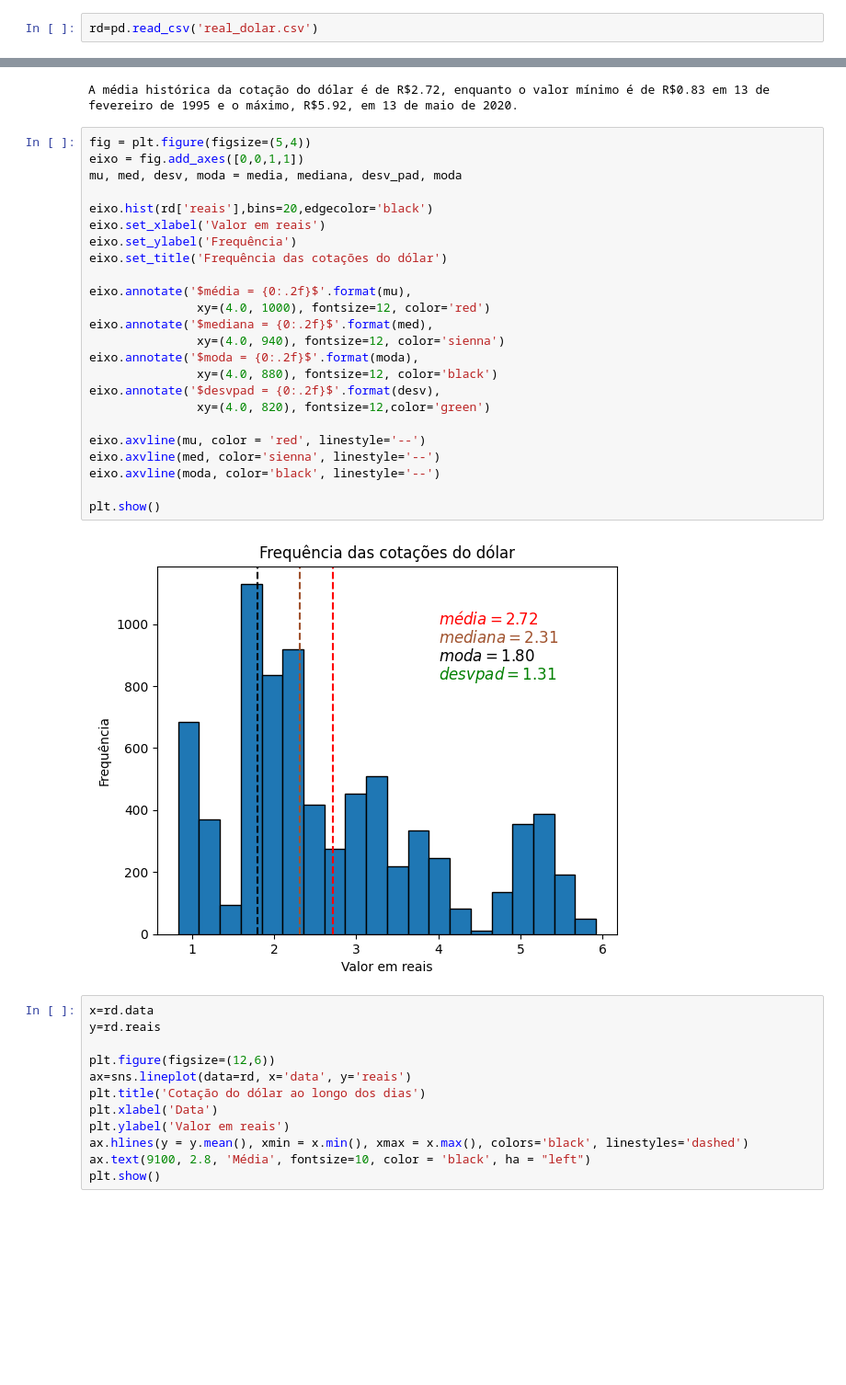
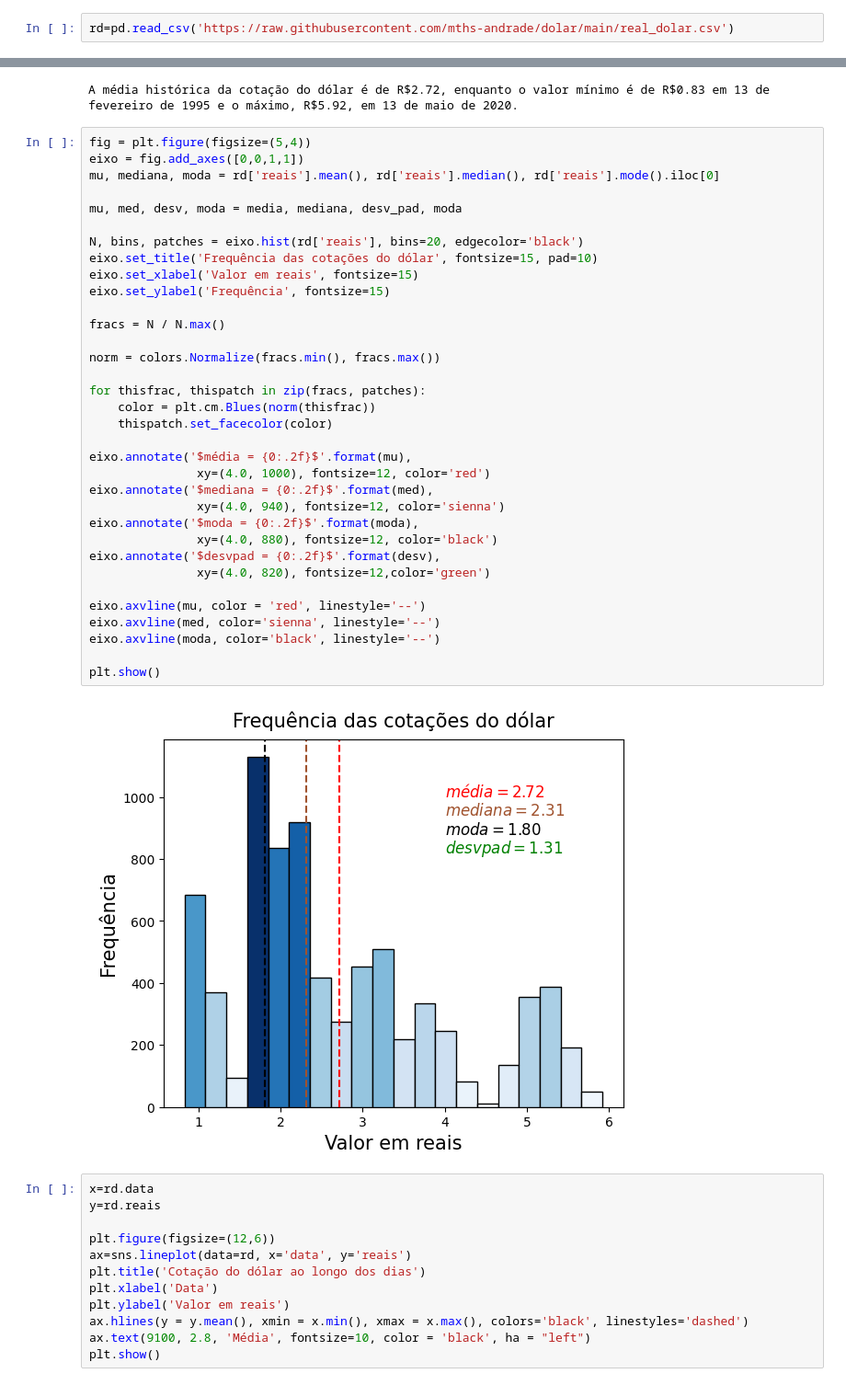
Before and after one commit to mths-andrade/dolar, a Jupyter notebook: real_dolar.ipynb, the cells around one changed output, grey strips where cells are left out. Shown at 92% size. Drawn from its saved outputs; the diff is of its cells as text; blank space fills up the shorter version.

```diff
--- a/real_dolar.ipynb
+++ b/real_dolar.ipynb
@@ -6,7 +7,7 @@ from prophet import Prophet
 import numpy as np
 import statsmodels.formula.api as smf
 # %%
-rd=pd.read_csv('real_dolar.csv')
+rd=pd.read_csv('https://raw.githubusercontent.com/mths-andrade/dolar/main/real_dolar.csv')
 # %%
 rd['data']=pd.to_datetime(rd['data'])
 rd.info()
@@ -94,29 +95,39 @@ A média histórica da cotação do dólar é de R$2.72, enquanto o valor mínim
 # %%
 fig = plt.figure(figsize=(5,4))
 eixo = fig.add_axes([0,0,1,1])
+mu, mediana, moda = rd['reais'].mean(), rd['reais'].median(), rd['reais'].mode().iloc[0]
+
 mu, med, desv, moda = media, mediana, desv_pad, moda
 
-eixo.hist(rd['reais'],bins=20,edgecolor='black')
-eixo.set_xlabel('Valor em reais')
-eixo.set_ylabel('Frequência')
-eixo.set_title('Frequência das cotações do dólar')
+N, bins, patches = eixo.hist(rd['reais'], bins=20, edgecolor='black')
+eixo.set_title('Frequência das cotações do dólar', fontsize=15, pad=10)
+eixo.set_xlabel('Valor em reais', fontsize=15)
+eixo.set_ylabel('Frequência', fontsize=15)
+
+fracs = N / N.max()
+
+norm = colors.Normalize(fracs.min(), fracs.max())
+
+for thisfrac, thispatch in zip(fracs, patches):
+    color = plt.cm.Blues(norm(thisfrac))
+    thispatch.set_facecolor(color)
 
 eixo.annotate('$média = {0:.2f}$'.format(mu),
                xy=(4.0, 1000), fontsize=12, color='red')
 eixo.annotate('$mediana = {0:.2f}$'.format(med),
                xy=(4.0, 940), fontsize=12, color='sienna')
 eixo.annotate('$moda = {0:.2f}$'.format(moda),
                xy=(4.0, 880), fontsize=12, color='black')
 eixo.annotate('$desvpad = {0:.2f}$'.format(desv),
                xy=(4.0, 820), fontsize=12,color='green')
 
 eixo.axvline(mu, color = 'red', linestyle='--')
 eixo.axvline(med, color='sienna', linestyle='--')
 eixo.axvline(moda, color='black', linestyle='--')
 
 plt.show()
 # %% [output]
-[figure, old version]
+[figure, new version]
 # %%
 x=rd.data
 y=rd.reais
```
Also changed, not shown: parts of 1 cell of this notebook.
